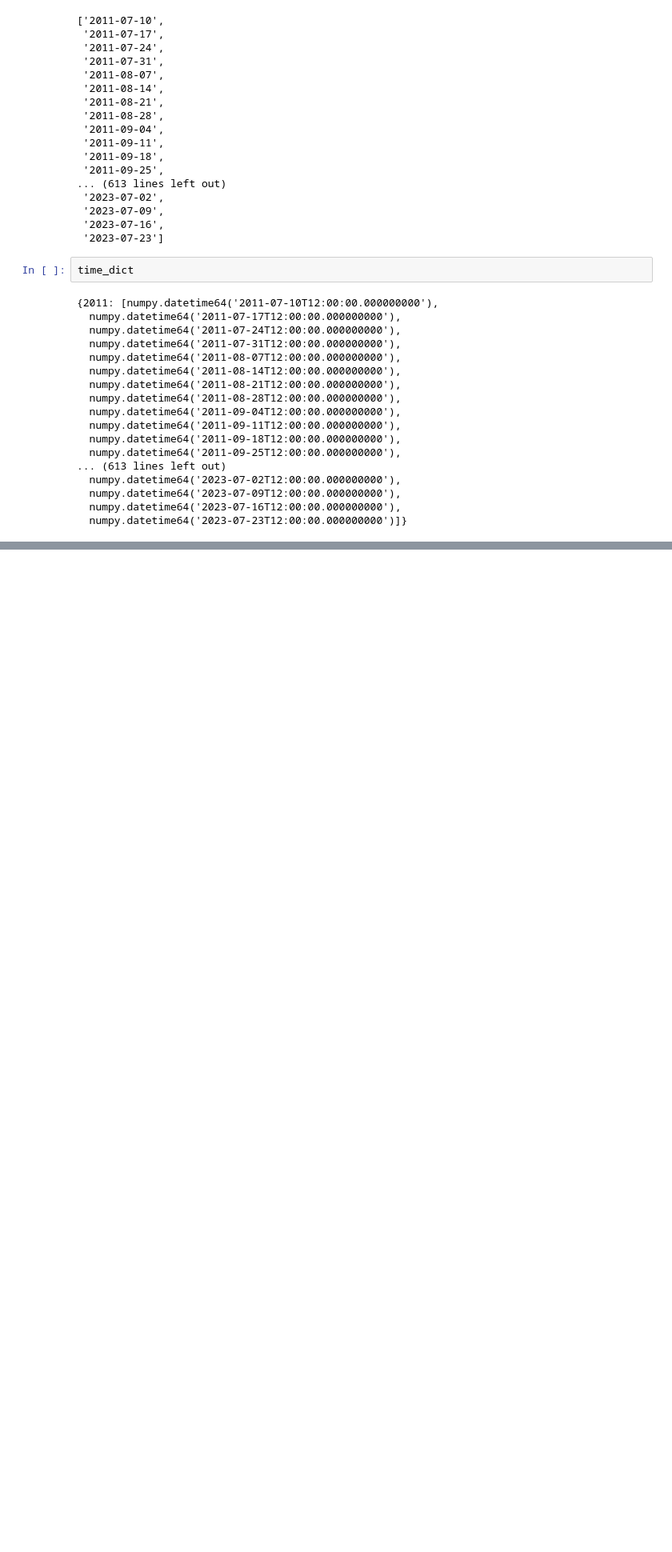
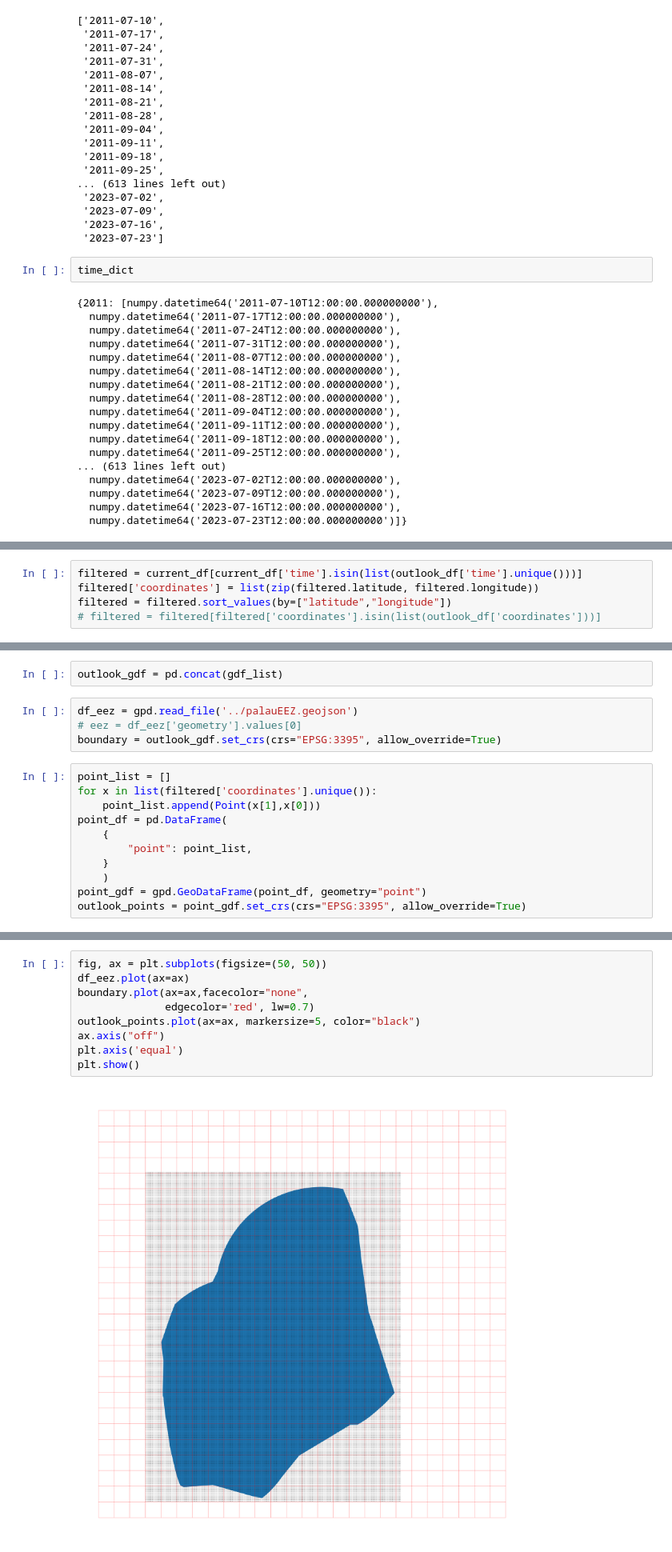
Before and after one commit to onejaelee/Palau-Graphics, a Jupyter notebook: CFS-CRW/crwOutlook.ipynb, the cells around one changed output, grey strips where cells are left out. Shown at 80% size. Saved outputs shown, nothing was run; the diff lists cells and outputs as text; blank space fills up the shorter version.

```diff
--- a/CFS-CRW/crwOutlook.ipynb
+++ b/CFS-CRW/crwOutlook.ipynb
@@ -583,0 +680,5 @@ time_dict
+# %%
+filtered = current_df[current_df['time'].isin(list(outlook_df['time'].unique()))]
+filtered['coordinates'] = list(zip(filtered.latitude, filtered.longitude))
+filtered = filtered.sort_values(by=["latitude","longitude"])
+# filtered = filtered[filtered['coordinates'].isin(list(outlook_df['coordinates']))]
@@ -583,0 +845,17 @@ time_dict
+# %%
+outlook_gdf = pd.concat(gdf_list)
+# %%
+df_eez = gpd.read_file('../palauEEZ.geojson')
+# eez = df_eez['geometry'].values[0]
+boundary = outlook_gdf.set_crs(crs="EPSG:3395", allow_override=True)
+# %%
+point_list = []
+for x in list(filtered['coordinates'].unique()):
+    point_list.append(Point(x[1],x[0]))
+point_df = pd.DataFrame(
+    {
+        "point": point_list,
+    }
+    )
+point_gdf = gpd.GeoDataFrame(point_df, geometry="point")
+outlook_points = point_gdf.set_crs(crs="EPSG:3395", allow_override=True)
@@ -583,0 +878,11 @@ time_dict
+# %%
+fig, ax = plt.subplots(figsize=(50, 50))
+df_eez.plot(ax=ax)
+boundary.plot(ax=ax,facecolor="none",
+              edgecolor='red', lw=0.7)
+outlook_points.plot(ax=ax, markersize=5, color="black")
+ax.axis("off")
+plt.axis('equal')
+plt.show()
+# %% [output]
+[figure, added]
```
Also changed, not shown: parts of 37 cells of this notebook.
